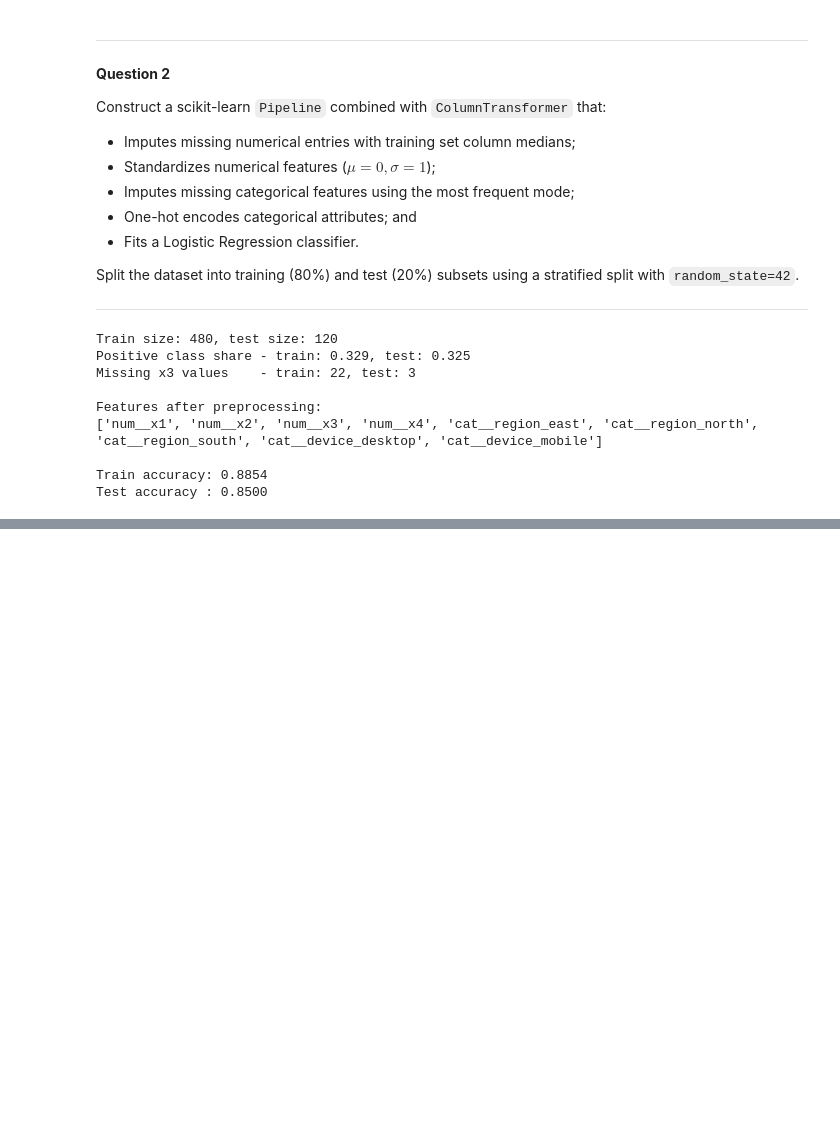
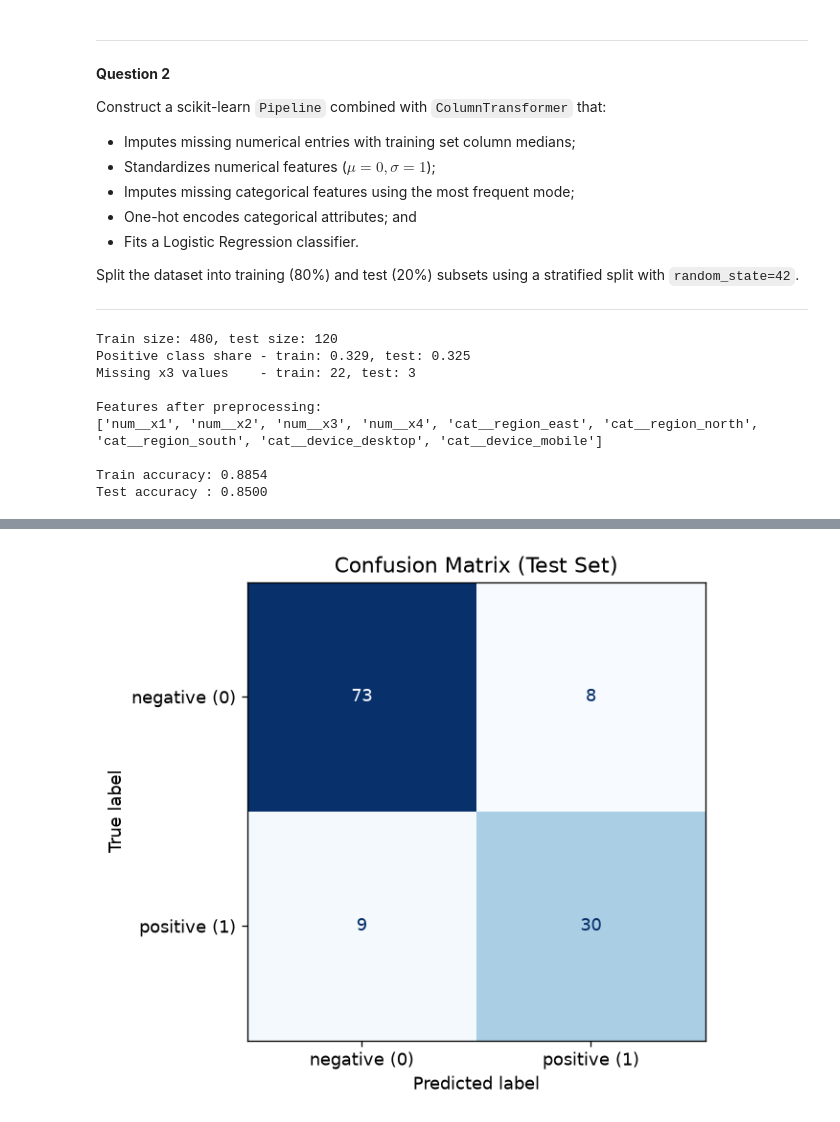
Before and after one commit to DDRMin/EN3150_Assignment_02, a Jupyter notebook: q2.ipynb, the cells around one changed output, grey strips where cells are left out. Drawn from its saved outputs; the diff is of its cells as text; code cells hidden in the pictures; blank space fills up the shorter version.

```diff
--- a/q2.ipynb
+++ b/q2.ipynb
@@ -167,0 +235,22 @@ Test accuracy : 0.8500
+# %%
+from sklearn.metrics import (ConfusionMatrixDisplay, accuracy_score,
+                             confusion_matrix, f1_score, precision_score,
+                             recall_score)
+
+# Predict with the best model found by the Q3 grid search
+y_pred = best_model.predict(X_test)
+
+print(f"Accuracy : {accuracy_score(y_test, y_pred):.4f}")
+print(f"Precision: {precision_score(y_test, y_pred):.4f}")
+print(f"Recall   : {recall_score(y_test, y_pred):.4f}")
+print(f"F1-score : {f1_score(y_test, y_pred):.4f}")
+
+cm = confusion_matrix(y_test, y_pred)
+print(f"\nConfusion matrix:\n{cm}")
+
+tn, fp, fn, tp = cm.ravel()
+print(f"\nTN = {tn}, FP = {fp}, FN = {fn}, TP = {tp}")
+
+# Accuracy of a baseline that always predicts the majority (negative) class
+baseline = 1 - y_test.mean()
+print(f"\nMajority-class baseline accuracy: {baseline:.4f}")
@@ -167,0 +270,14 @@ Test accuracy : 0.8500
+# %%
+fig, ax = plt.subplots(figsize=(5.5, 5))
+
+ConfusionMatrixDisplay(cm, display_labels=["negative (0)", "positive (1)"]).plot(
+    ax=ax, cmap="Blues", colorbar=False)
+
+ax.grid(False)      # the global grid setting would draw over the cells
+ax.set_title("Confusion Matrix (Test Set)")
+
+plt.tight_layout()
+save_fig("q2_4_confusion_matrix")
+plt.show()
+# %% [output]
+[figure, added]
```
Also changed, not shown: parts of 4 cells of this notebook, 1 other file.
